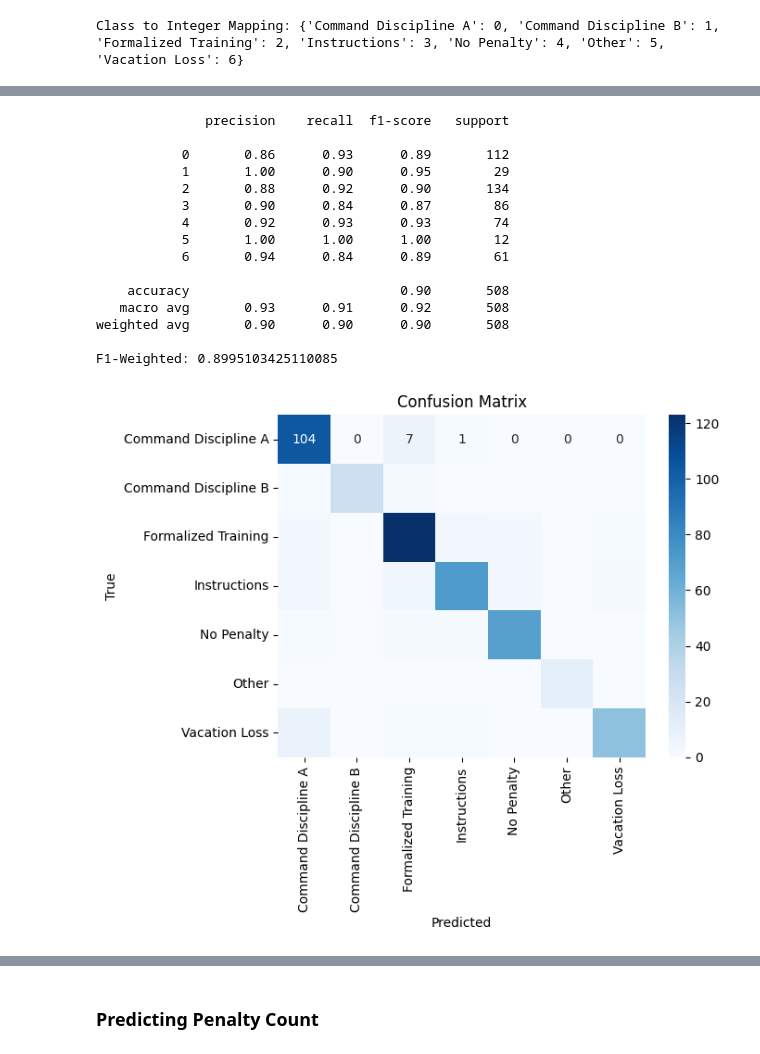
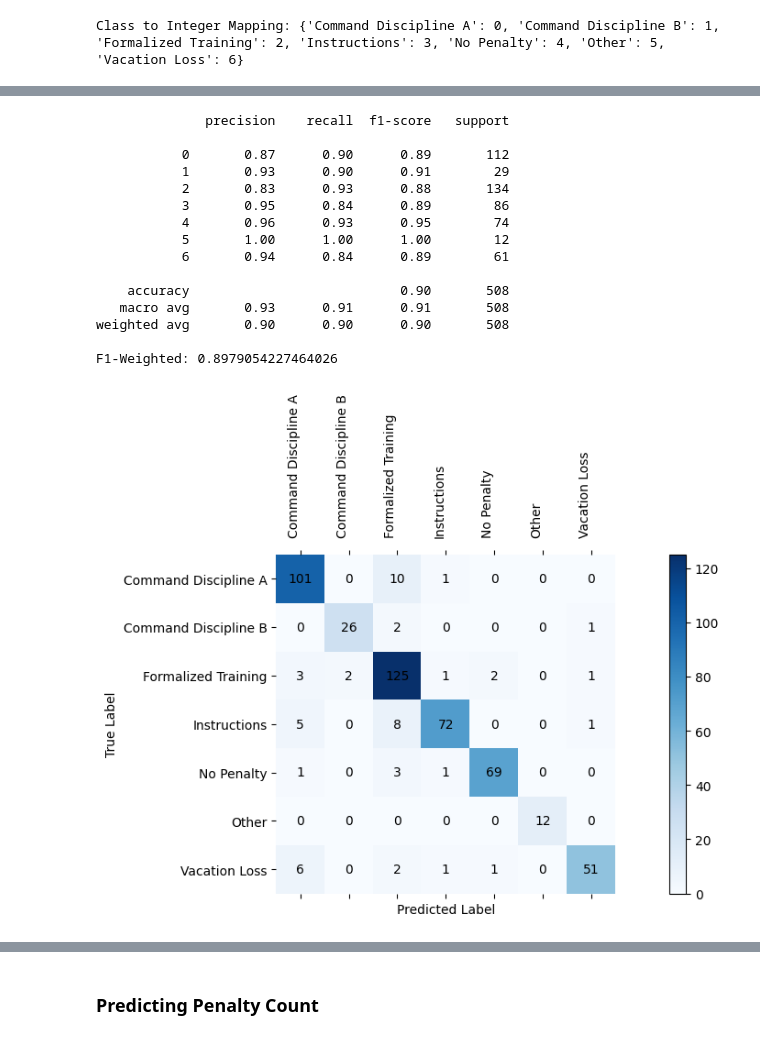
Before and after one commit to helenw566/nypd_misconduct, a Jupyter notebook: script/03_modeling.ipynb, the cells around one changed output, grey strips where cells are left out. Cells and saved outputs as stored; diff of their text form; code cells hidden in the pictures.

```diff
--- a/script/03_modeling.ipynb
+++ b/script/03_modeling.ipynb
@@ -644,7 +704,7 @@ Best F1 Score (Weighted) for XGB: 0.9273160603279862
 if score_storage["XGB"] > score_storage["RF"]:
     complaint_mod_bin = XGBClassifier(**param_storage["XGB"])
 else:
-    complaint_mod_bin = XGBClassifier(**param_storage["RF"])
+    complaint_mod_bin = RandomForestClassifier(**param_storage["RF"])
 # %%
 #fit mod
 complaint_mod_bin.fit(x_res2, y_res2)
@@ -1024,7 +1122,7 @@ Best F1 Score (Weighted) for XGB: 0.9079788138023147
 if score_storage["XGB"] > score_storage["RF"]:
     penalty_mod = XGBClassifier(**param_storage["XGB"])
 else:
-    penalty_mod = XGBClassifier(**param_storage["RF"])
+    penalty_mod = RandomForestClassifier(**param_storage["RF"])
 # %%
 #fit mod
 penalty_mod.fit(x_res3, y_res3)
@@ -1055,32 +1140,55 @@ pen_fl_weighted = f1_score(y_test3, penalty_pred, average = 'weighted')
 # %%
 #printing report
 print(pen_class_report)
 print(f'F1-Weighted: {pen_fl_weighted}')
 
 #confusion matrix plot
-sns.heatmap(pen_conf_matrix, annot = True, fmt = "d", cmap = plt.cm.Blues,
-           xticklabels=penalty_map, yticklabels=penalty_map)
-plt.title("Confusion Matrix")
-plt.ylabel('True')
-plt.xlabel('Predicted')
+fig, ax = plt.subplots(figsize=(12, 6))
+cax = ax.matshow(pen_conf_matrix, cmap='Blues')
+fig.colorbar(cax)
+
+#add labels
+ax.set_xticks(np.arange(pen_conf_matrix.shape[1]))
+ax.set_yticks(np.arange(pen_conf_matrix.shape[0]))
+ax.set_xticklabels(list(penalty_map.keys()))
+ax.set_yticklabels(list(penalty_map.keys()))
+
+#add axis labels
+ax.set_xlabel('Predicted Label')
+ax.set_ylabel('True Label')
+
+#rotate x-axis labels
+plt.setp(ax.get_xticklabels(), rotation=90, ha='left', rotation_mode='anchor')
+ax.tick_params(axis='x', pad=10)
+
+#remove outline
+for spine in ax.spines.values():
+    spine.set_visible(False)
+
+#annotate the matrix with numbers
+for i in range(pen_conf_matrix.shape[0]):
+    for j in range(pen_conf_matrix.shape[1]):
+        ax.text(j, i, f'{pen_conf_matrix[i, j]}', ha='center', va='center', color='black')
+
+plt.tight_layout()
 plt.show()
 # %% [output]
               precision    recall  f1-score   support
 
-           0       0.86      0.93      0.89       112
-           1       1.00      0.90      0.95        29
-           2       0.88      0.92      0.90       134
-           3       0.90      0.84      0.87        86
-           4       0.92      0.93      0.93        74
+           0       0.87      0.90      0.89       112
+           1       0.93      0.90      0.91        29
+           2       0.83      0.93      0.88       134
+           3       0.95      0.84      0.89        86
+           4       0.96      0.93      0.95        74
            5       1.00      1.00      1.00        12
            6       0.94      0.84      0.89        61
 
     accuracy                           0.90       508
-   macro avg       0.93      0.91      0.92       508
+   macro avg       0.93      0.91      0.91       508
 weighted avg       0.90      0.90      0.90       508
 
-F1-Weighted: 0.8995103425110085
+F1-Weighted: 0.8979054227464026
-[figure, old version]
+[figure, new version]
 # %%
 pd.DataFrame({
     'Feature': x_res3.columns,
```
Also changed, not shown: parts of 40 cells of this notebook, 28 other files.
